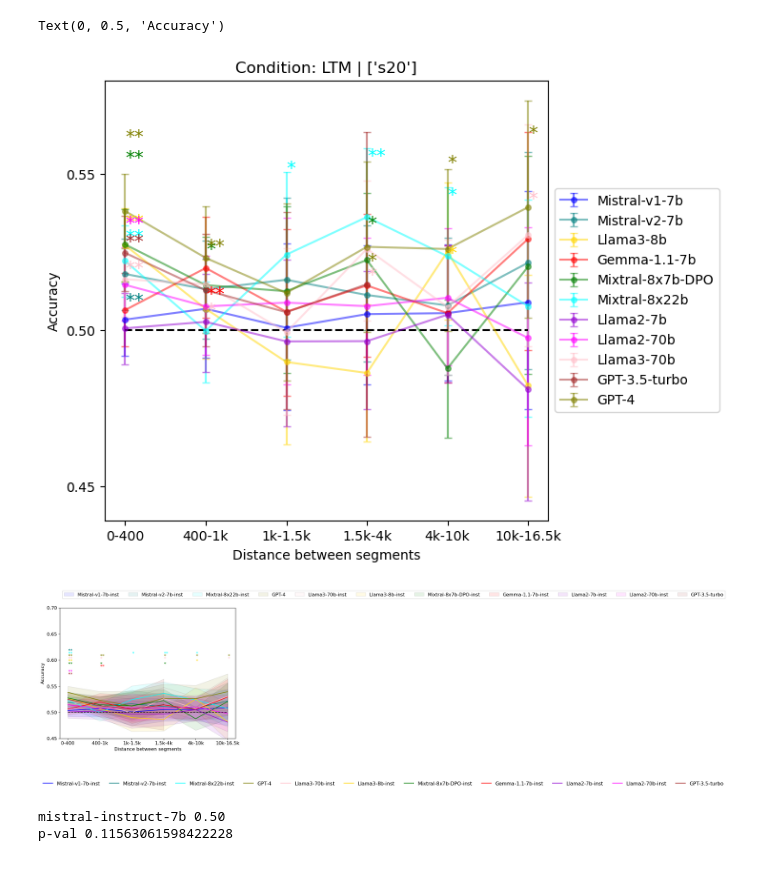
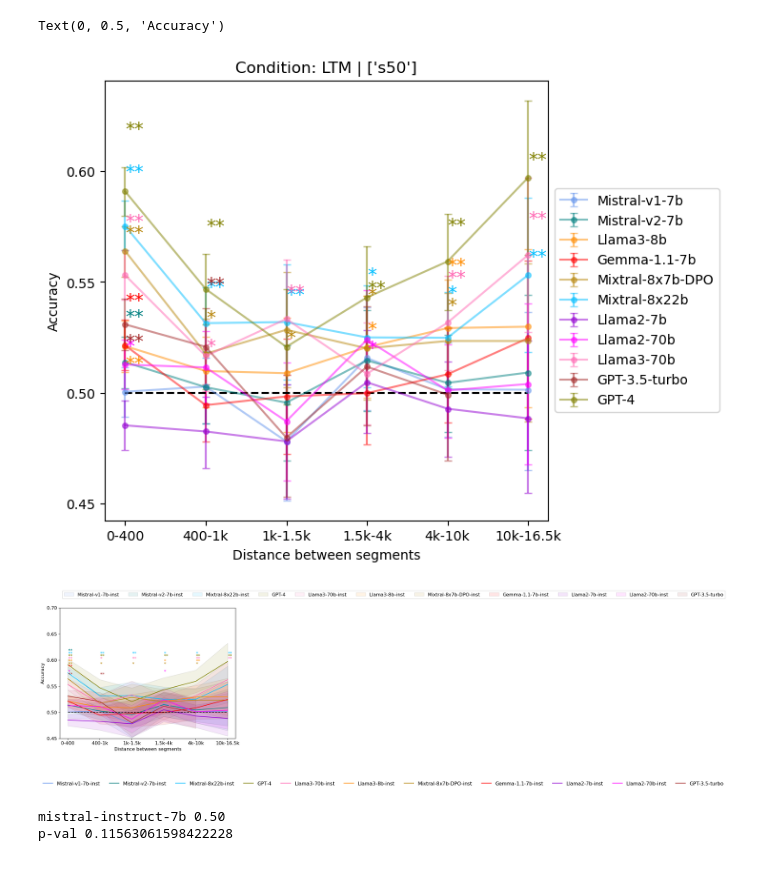
Before and after one commit to bridge-ai-neuro/SORT, a Jupyter notebook: ltm_analysis/LTM_analysis_final.ipynb, the cells around one changed output. Cells and saved outputs as stored; diff of their text form; code cells hidden in the pictures.

```diff
--- a/ltm_analysis/LTM_analysis_final.ipynb
+++ b/ltm_analysis/LTM_analysis_final.ipynb
@@ -42,7 +42,7 @@ plot_feature = 'bin_human' # use "bin_human" for the bin_strings above (eg for L
 LTM = True if "ltm" in condition.lower() else False
 
 
-segment_lengths = ["s20"] # "s20" "s50"
+segment_lengths = ["s50"] # "s20" "s50"
 
 # results data
 model_names_to_paths = {"mistral-instruct-7b": {"prompt_sweep": "None",
@@ -215,34 +215,34 @@ for i,(color, model_path, model_name) in enumerate(zip(colors,model_paths, model
     # Storing the data for the plot
     plot_data[model_name] = {
         'color': color,
         'err': error_arr,
         'acc': acc_arr,
         'df': df,
         'significant_features': significant_features,
     }
 plt.yticks(ticks = [0.4,0.45,0.5,0.55,0.6,0.65,0.7])
 
 labels = [model_names_to_paths[m]["label"] for m in existing_models]
 
 plt.legend(labels,loc='center left', bbox_to_anchor=(1, 0.5))
 plt.hlines(y=0.5, xmin=min(df[plot_feature].unique().tolist()), xmax=max(df[plot_feature].unique().tolist()), linestyles="--", color="black")
 
 #plt.xlabel(plot_feature.replace("_"," "))
 if 'human' not in condition:
     plt.xticks(ticks = np.arange(len(bin_strings)),labels = bin_strings)
     plt.xlabel('Distance between segments')
 else:
     plt.xticks(ticks = np.unique(df[plot_feature]),labels = np.unique(df[plot_feature]))
     plt.xlabel('Distance bins')
     #plt.xscale('log')
 
 plt.ylabel("Accuracy")
 
 
 #plt.savefig(f"condition_{condition}_{plot_feature}_{segment_lengths}.pdf", bbox_inches='tight')
 # %% [output]
 Text(0, 0.5, 'Accuracy')
-[figure, old version]
+[figure, new version]
 # %%
 # fig = plt.figure(figsize=figuresize)
 fig, ax = plt.subplots(figsize = (8,6))
@@ -326,7 +326,7 @@ legend_ax.axis('off')
 # Save the legend as a separate figure
 plt.savefig(f"condition_{condition}_{plot_feature}_{segment_lengths}-legend.pdf", bbox_inches='tight')
 # %% [output]
-[figure, old version]
+[figure, new version]
 [figure]
 # %%
 book_mean_dict = {}
```
Also changed, not shown: 1 other file.
